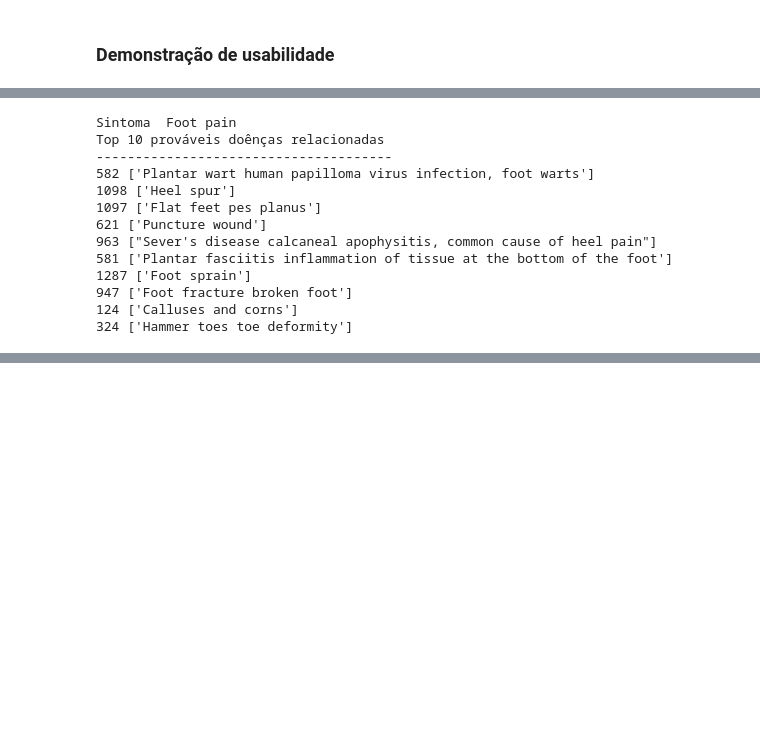
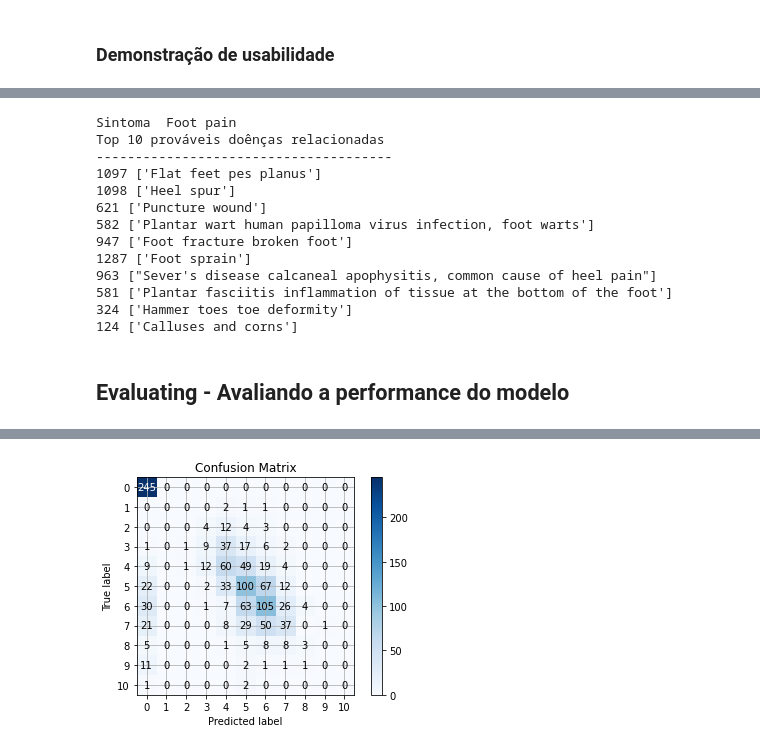
Before and after one commit to arthurbarbero/EpidemIA, a Jupyter notebook: Exemplo.ipynb, the cells around one changed output, grey strips where cells are left out. Drawn from its saved outputs; the diff is of its cells as text; code cells hidden in the pictures; blank space fills up the shorter version.

Commit message:
Evaluating

```diff
--- a/Exemplo.ipynb
+++ b/Exemplo.ipynb
@@ -134,10 +125,10 @@ Disease_df.head()
 # %%
 #Sintoma 35 = Foot pain
 
-print("Sintoma ", all_symptoms[all_symptoms['Symptom_id'] == 10])
+print("Sintoma ", all_symptoms[all_symptoms['Symptom_id'] == 272])
 print("Top 10 prováveis doênças relacionadas")
 print("--------------------------------------")
-listProb = Disease_df[35].sort_values(ascending=False).index
+listProb = Disease_df[272].sort_values(ascending=False).index
 for x in listProb[:10]:
     print(x, all_diseases[all_diseases['Disease_id'] == x].Disease_desc.values)
 # %% [output]
@@ -164,7 +157,7 @@ class preliminary_diagnosis():
         self.all_diseases = diseases
 
 
-    def bm25_weight(data, K1=1, B=0.3):
+    def bm25_weight(self, data, K1=1, B=0.3):
         """ Weighs each row of the matrix data by BM25 weighting """
         # calculate idf per term (symptom)
         N = float(data.shape[0])
@@ -207,10 +200,11 @@ class preliminary_diagnosis():
 
         self.symptom_count = data.groupby('symptom').size()
 
-        Ur, Si, VTr = svds(bm25_weight(self.matrix), k=100)
+        Ur, Si, VTr = svds(self.bm25_weight(self.matrix), k=100)
         VTr = pd.DataFrame(VTr)
 
         self.dataset_result = pd.DataFrame(cosine_similarity(Ur,VTr.T), columns=self.symptom_count.index, index=list(self.sum_disease.index))
+        return self.dataset_result
 
     def get_diseases_by_symptoms(self, symptom_id):
         print("Sintoma ", (self.all_symptoms[self.all_symptoms['Symptom_id'] == symptom_id])['Symptom_desc'].values[0])
@@ -230,13 +226,15 @@ modelo.get_diseases_by_symptoms(35)
 Sintoma  Foot pain
 Top 10 prováveis doênças relacionadas
 --------------------------------------
+1097 ['Flat feet pes planus']
+1098 ['Heel spur']
+621 ['Puncture wound']
 582 ['Plantar wart human papilloma virus infection, foot warts']
-1098 ['Heel spur']
-1097 ['Flat feet pes planus']
-621 ['Puncture wound']
+947 ['Foot fracture broken foot']
+1287 ['Foot sprain']
 963 ["Sever's disease calcaneal apophysitis, common cause of heel pain"]
 581 ['Plantar fasciitis inflammation of tissue at the bottom of the foot']
-1287 ['Foot sprain']
-947 ['Foot fracture broken foot']
+324 ['Hammer toes toe deformity']
 124 ['Calluses and corns']
-324 ['Hammer toes toe deformity']
+# %% [markdown]
+## Evaluating - Avaliando a performance do modelo
@@ -242,0 +250,21 @@ Top 10 prováveis doênças relacionadas
+# %%
+def evaluate(X, y, clf=None):
+    probas = cross_val_predict(clf, X, y, cv=StratifiedKFold(n_splits=5, random_state=8, shuffle=True),
+                               n_jobs=-1, method='predict_proba', verbose=2)
+
+    pred_indices = np.argmax(probas, axis=1)
+    classes = np.unique(y)
+    preds = classes[pred_indices]
+    print('Log loss: {}'.format(log_loss(y, probas)))
+    print('Accuracy: {}'.format(accuracy_score(y, preds)))
+    skplt.plot_confusion_matrix(y, preds)
+# %%
+modelo = preliminary_diagnosis(k=1, b=0.3, symptoms = all_symptoms, diseases = all_diseases)
+X = modelo.fit('archives/dataset.csv', ';')
+
+weight = bm25_weight(matrix)
+weight_df = pd.DataFrame(weight.toarray())
+y = weight_df.max(axis=1).astype('int').values
+# %%
+evaluate(X, y, clf=LogisticRegression())
+# %% [output]
@@ -242,0 +275 @@ Top 10 prováveis doênças relacionadas
+[figure, added]
```
Also changed, not shown: parts of 7 cells of this notebook, 4 other files.
